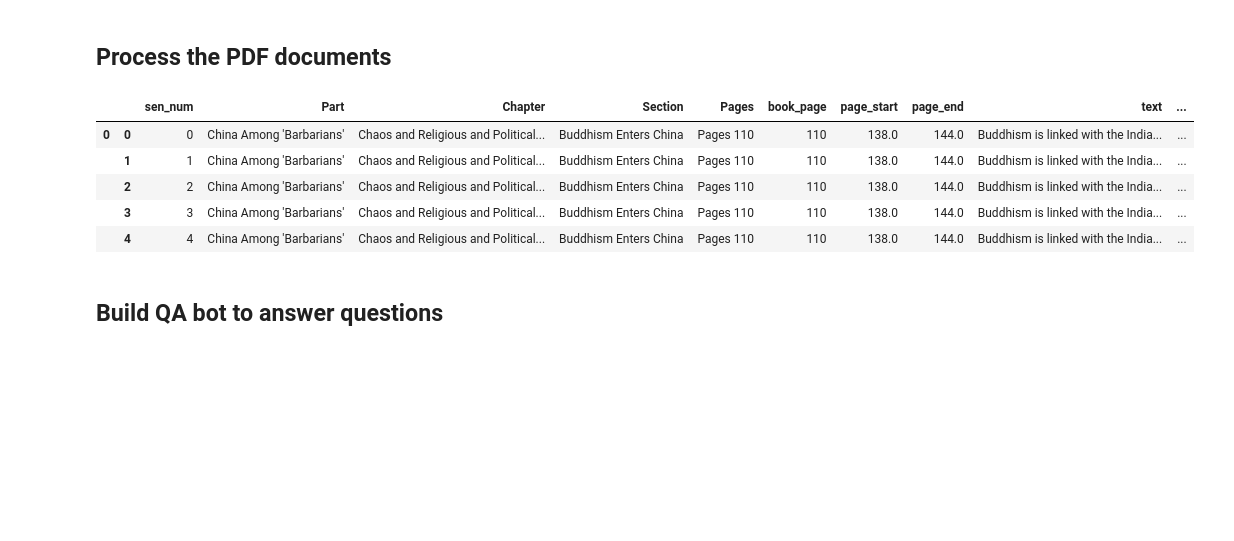
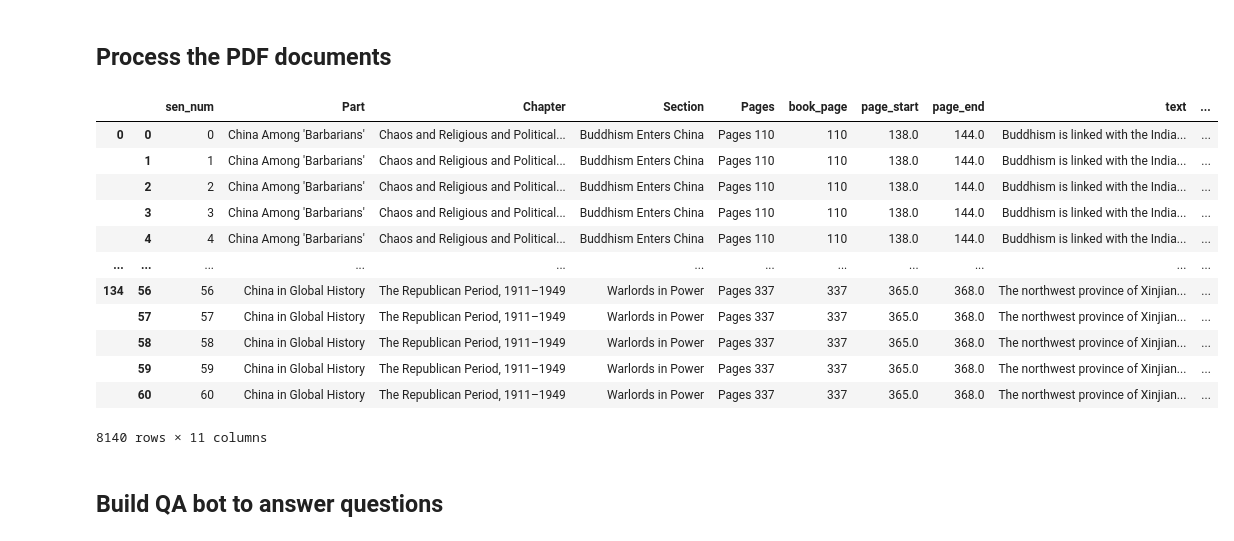
Before and after one commit to bfeng1/question_answering_with_chinese_history, a Jupyter notebook: Question Answering with Chinese History Book.ipynb, the cells around one changed output. Saved outputs shown, nothing was run; the diff lists cells and outputs as text; code cells hidden in the pictures; blank space fills up the shorter version.

Commit message:
Kaggle Notebook | Question Answering with Chinese History Book | Version 3

```diff
--- a/Question Answering with Chinese History Book.ipynb
+++ b/Question Answering with Chinese History Book.ipynb
@@ -253,12 +255,19 @@ df_process_pdf.rename(columns = {'index':'sen_num'}, inplace = True)
 # %%
-df_process_pdf.head()
+df_process_pdf
 # %% [output]
 |  |  | sen_num | Part | Chapter | Section | Pages | book_page | page_start | page_end | text | ... |
 | 0 | 0 | 0 | China Among 'Barbarians' | Chaos and Religious and Political... | Buddhism Enters China | Pages 110 | 110 | 138.0 | 144.0 | Buddhism is linked with the India... | ... |
 |  | 1 | 1 | China Among 'Barbarians' | Chaos and Religious and Political... | Buddhism Enters China | Pages 110 | 110 | 138.0 | 144.0 | Buddhism is linked with the India... | ... |
 |  | 2 | 2 | China Among 'Barbarians' | Chaos and Religious and Political... | Buddhism Enters China | Pages 110 | 110 | 138.0 | 144.0 | Buddhism is linked with the India... | ... |
 |  | 3 | 3 | China Among 'Barbarians' | Chaos and Religious and Political... | Buddhism Enters China | Pages 110 | 110 | 138.0 | 144.0 | Buddhism is linked with the India... | ... |
 |  | 4 | 4 | China Among 'Barbarians' | Chaos and Religious and Political... | Buddhism Enters China | Pages 110 | 110 | 138.0 | 144.0 | Buddhism is linked with the India... | ... |
+| ... | ... | ... | ... | ... | ... | ... | ... | ... | ... | ... | ... |
+| 134 | 56 | 56 | China in Global History | The Republican Period, 1911–1949 | Warlords in Power | Pages 337 | 337 | 365.0 | 368.0 | The northwest province of Xinjian... | ... |
+|  | 57 | 57 | China in Global History | The Republican Period, 1911–1949 | Warlords in Power | Pages 337 | 337 | 365.0 | 368.0 | The northwest province of Xinjian... | ... |
+|  | 58 | 58 | China in Global History | The Republican Period, 1911–1949 | Warlords in Power | Pages 337 | 337 | 365.0 | 368.0 | The northwest province of Xinjian... | ... |
+|  | 59 | 59 | China in Global History | The Republican Period, 1911–1949 | Warlords in Power | Pages 337 | 337 | 365.0 | 368.0 | The northwest province of Xinjian... | ... |
+|  | 60 | 60 | China in Global History | The Republican Period, 1911–1949 | Warlords in Power | Pages 337 | 337 | 365.0 | 368.0 | The northwest province of Xinjian... | ... |
+8140 rows × 11 columns
 # %% [markdown]
 ## Build QA bot to answer questions
 # %%
```
Also changed, not shown: parts of 8 cells of this notebook.
